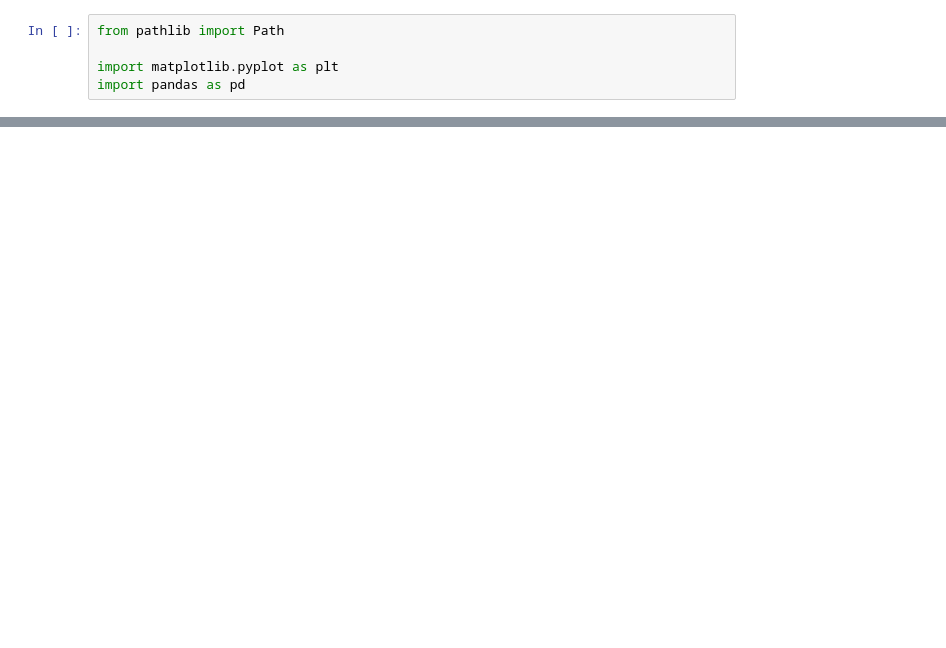
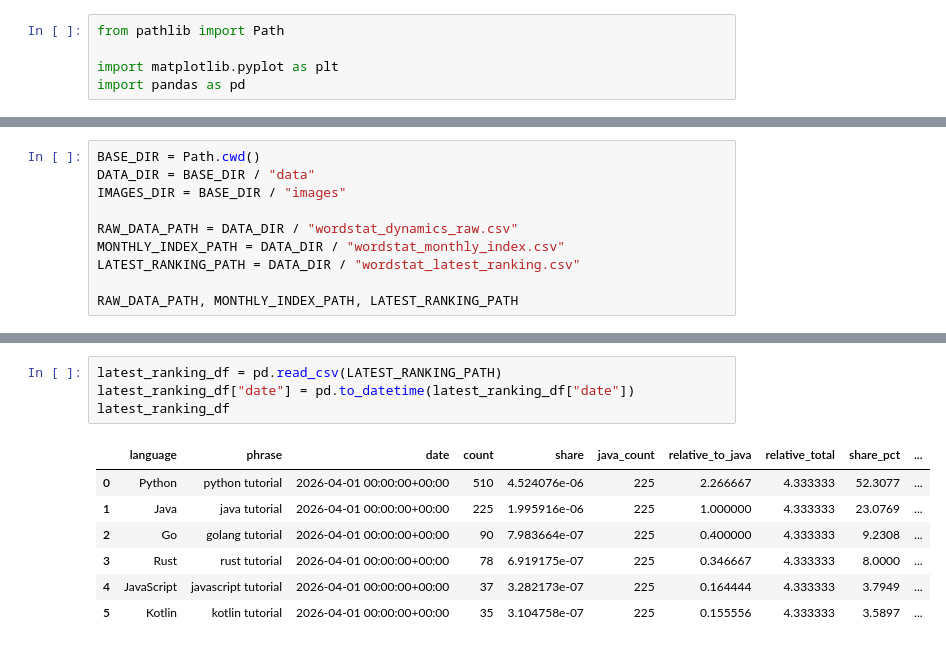
Before and after one commit to Damirlan/github-language-popularity-analysis, a Jupyter notebook: program.ipynb, the cells around one changed output, grey strips where cells are left out. Cells and saved outputs as stored; diff of their text form; blank space fills up the shorter version.

```diff
--- a/program.ipynb
+++ b/program.ipynb
@@ -296,0 +20,10 @@ print("- Ограничения: выборка ограничена одной
+# %%
+BASE_DIR = Path.cwd()
+DATA_DIR = BASE_DIR / "data"
+IMAGES_DIR = BASE_DIR / "images"
+
+RAW_DATA_PATH = DATA_DIR / "wordstat_dynamics_raw.csv"
+MONTHLY_INDEX_PATH = DATA_DIR / "wordstat_monthly_index.csv"
+LATEST_RANKING_PATH = DATA_DIR / "wordstat_latest_ranking.csv"
+
+RAW_DATA_PATH, MONTHLY_INDEX_PATH, LATEST_RANKING_PATH
@@ -296,0 +101,12 @@ print("- Ограничения: выборка ограничена одной
+# %%
+latest_ranking_df = pd.read_csv(LATEST_RANKING_PATH)
+latest_ranking_df["date"] = pd.to_datetime(latest_ranking_df["date"])
+latest_ranking_df
+# %% [output]
+|  | language | phrase | date | count | share | java_count | relative_to_java | relative_total | share_pct | ... |
+| 0 | Python | python tutorial | 2026-04-01 00:00:00+00:00 | 510 | 4.524076e-06 | 225 | 2.266667 | 4.333333 | 52.3077 | ... |
+| 1 | Java | java tutorial | 2026-04-01 00:00:00+00:00 | 225 | 1.995916e-06 | 225 | 1.000000 | 4.333333 | 23.0769 | ... |
+| 2 | Go | golang tutorial | 2026-04-01 00:00:00+00:00 | 90 | 7.983664e-07 | 225 | 0.400000 | 4.333333 | 9.2308 | ... |
+| 3 | Rust | rust tutorial | 2026-04-01 00:00:00+00:00 | 78 | 6.919175e-07 | 225 | 0.346667 | 4.333333 | 8.0000 | ... |
+| 4 | JavaScript | javascript tutorial | 2026-04-01 00:00:00+00:00 | 37 | 3.282173e-07 | 225 | 0.164444 | 4.333333 | 3.7949 | ... |
+| 5 | Kotlin | kotlin tutorial | 2026-04-01 00:00:00+00:00 | 35 | 3.104758e-07 | 225 | 0.155556 | 4.333333 | 3.5897 | ... |
```
Also changed, not shown: parts of 53 cells of this notebook, 2 other files.
